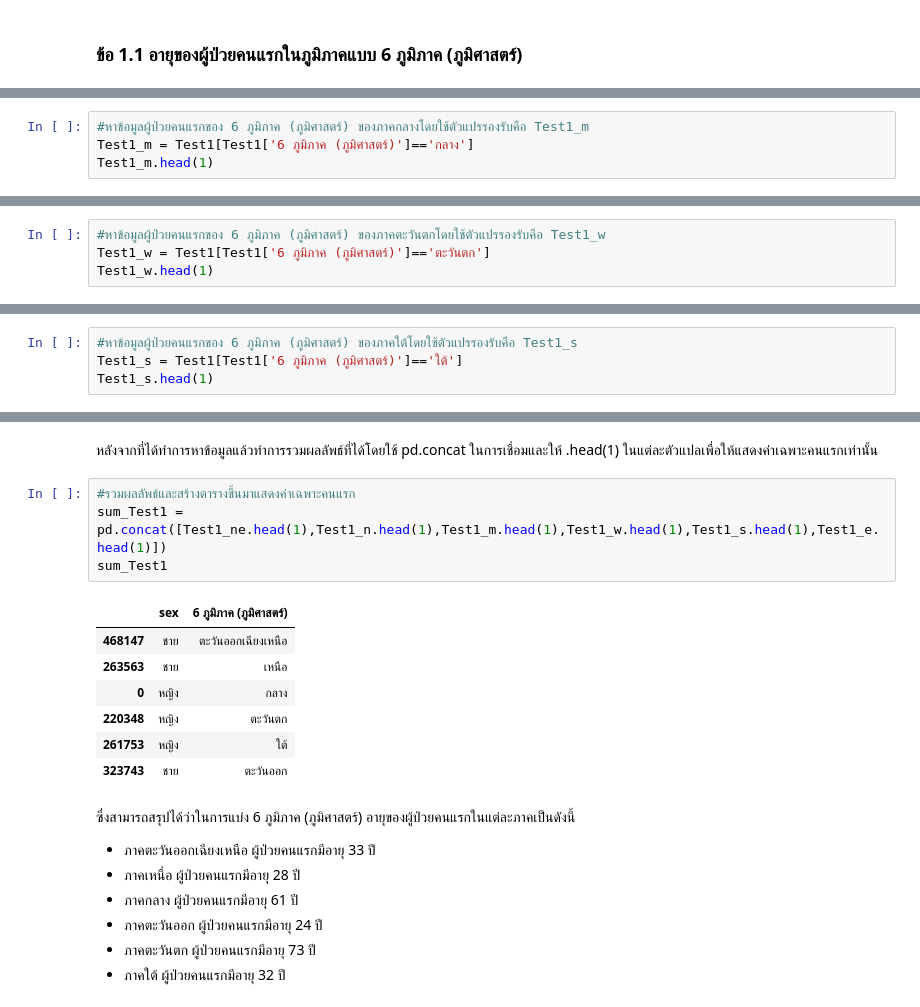
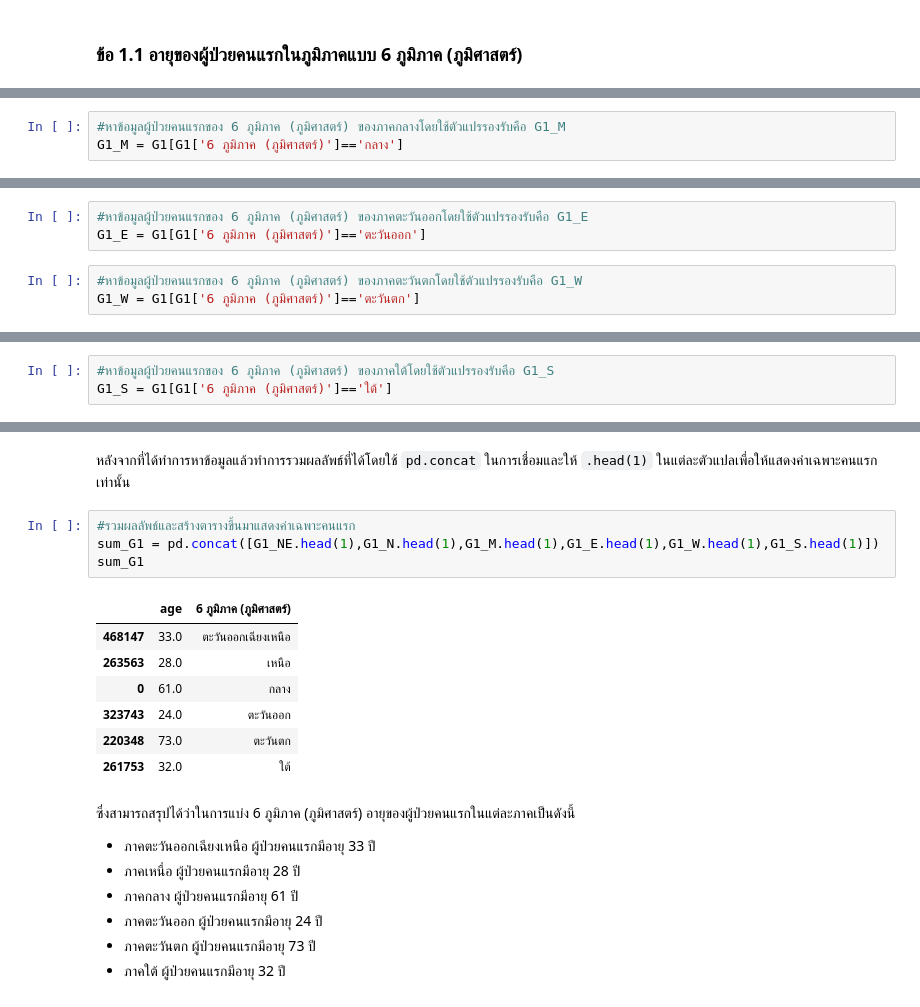
Before and after one commit to 6230204513/data_viz_2022, a Jupyter notebook: BasicPython&DataViz_midterm2022.ipynb, the cells around one changed output, grey strips where cells are left out. Drawn from its saved outputs; the diff is of its cells as text.

```diff
--- a/BasicPython&DataViz_midterm2022.ipynb
+++ b/BasicPython&DataViz_midterm2022.ipynb
@@ -287,4 +283,3 @@ Test1_n.head(1)
 # %%
-#หาข้อมูลผู้ป่วยคนแรกของ 6 ภูมิภาค (ภูมิศาสตร์) ของภาคกลางโดยใช้ตัวแปรรองรับคือ Test1_m
-Test1_m = Test1[Test1['6 ภูมิภาค (ภูมิศาสตร์)']=='กลาง']
-Test1_m.head(1)
+#หาข้อมูลผู้ป่วยคนแรกของ 6 ภูมิภาค (ภูมิศาสตร์) ของภาคกลางโดยใช้ตัวแปรรองรับคือ G1_M
+G1_M = G1[G1['6 ภูมิภาค (ภูมิศาสตร์)']=='กลาง']
@@ -294,4 +286,6 @@ Test1_m.head(1)
+# %%
+#หาข้อมูลผู้ป่วยคนแรกของ 6 ภูมิภาค (ภูมิศาสตร์) ของภาคตะวันออกโดยใช้ตัวแปรรองรับคือ G1_E
+G1_E = G1[G1['6 ภูมิภาค (ภูมิศาสตร์)']=='ตะวันออก']
 # %%
-#หาข้อมูลผู้ป่วยคนแรกของ 6 ภูมิภาค (ภูมิศาสตร์) ของภาคตะวันตกโดยใช้ตัวแปรรองรับคือ Test1_w
-Test1_w = Test1[Test1['6 ภูมิภาค (ภูมิศาสตร์)']=='ตะวันตก']
-Test1_w.head(1)
+#หาข้อมูลผู้ป่วยคนแรกของ 6 ภูมิภาค (ภูมิศาสตร์) ของภาคตะวันตกโดยใช้ตัวแปรรองรับคือ G1_W
+G1_W = G1[G1['6 ภูมิภาค (ภูมิศาสตร์)']=='ตะวันตก']
@@ -301,4 +292,3 @@ Test1_w.head(1)
 # %%
-#หาข้อมูลผู้ป่วยคนแรกของ 6 ภูมิภาค (ภูมิศาสตร์) ของภาคใต้โดยใช้ตัวแปรรองรับคือ Test1_s
-Test1_s = Test1[Test1['6 ภูมิภาค (ภูมิศาสตร์)']=='ใต้']
-Test1_s.head(1)
+#หาข้อมูลผู้ป่วยคนแรกของ 6 ภูมิภาค (ภูมิศาสตร์) ของภาคใต้โดยใช้ตัวแปรรองรับคือ G1_S
+G1_S = G1[G1['6 ภูมิภาค (ภูมิศาสตร์)']=='ใต้']
@@ -315,17 +295,17 @@ Test1_e.head(1)
 # %% [markdown]
-หลังจากที่ได้ทำการหาข้อมูลแล้วทำการรวมผลลัพธ์ที่ได้โดยใช้ pd.concat ในการเชื่อมและให้ .head(1) ในแต่ละตัวแปลเพื่อให้แสดงค่าเฉพาะคนแรกเท่านั้น
+หลังจากที่ได้ทำการหาข้อมูลแล้วทำการรวมผลลัพธ์ที่ได้โดยใช้ `pd.concat` ในการเชื่อมและให้ `.head(1)` ในแต่ละตัวแปลเพื่อให้แสดงค่าเฉพาะคนแรกเท่านั้น
 # %%
 #รวมผลลัพธ์และสร้างตารางขึ้นมาแสดงค่าเฉพาะคนแรก
-sum_Test1 = pd.concat([Test1_ne.head(1),Test1_n.head(1),Test1_m.head(1),Test1_w.head(1),Test1_s.head(1),Test1_e.head(1)])
-sum_Test1
+sum_G1 = pd.concat([G1_NE.head(1),G1_N.head(1),G1_M.head(1),G1_E.head(1),G1_W.head(1),G1_S.head(1)])
+sum_G1
 # %% [output]
-|  | sex | 6 ภูมิภาค (ภูมิศาสตร์) |
-| 468147 | ชาย | ตะวันออกเฉียงเหนือ |
-| 263563 | ชาย | เหนือ |
-| 0 | หญิง | กลาง |
-| 220348 | หญิง | ตะวันตก |
-| 261753 | หญิง | ใต้ |
-| 323743 | ชาย | ตะวันออก |
+|  | age | 6 ภูมิภาค (ภูมิศาสตร์) |
+| 468147 | 33.0 | ตะวันออกเฉียงเหนือ |
+| 263563 | 28.0 | เหนือ |
+| 0 | 61.0 | กลาง |
+| 323743 | 24.0 | ตะวันออก |
+| 220348 | 73.0 | ตะวันตก |
+| 261753 | 32.0 | ใต้ |
 # %% [markdown]
 ซึ่งสามารถสรุปได้ว่าในการแบ่ง 6 ภูมิภาค (ภูมิศาสตร์) อายุของผู้ป่วยคนแรกในแต่ละภาคเป็นดังนี้
 
```
Also changed, not shown: parts of 191 cells of this notebook.
